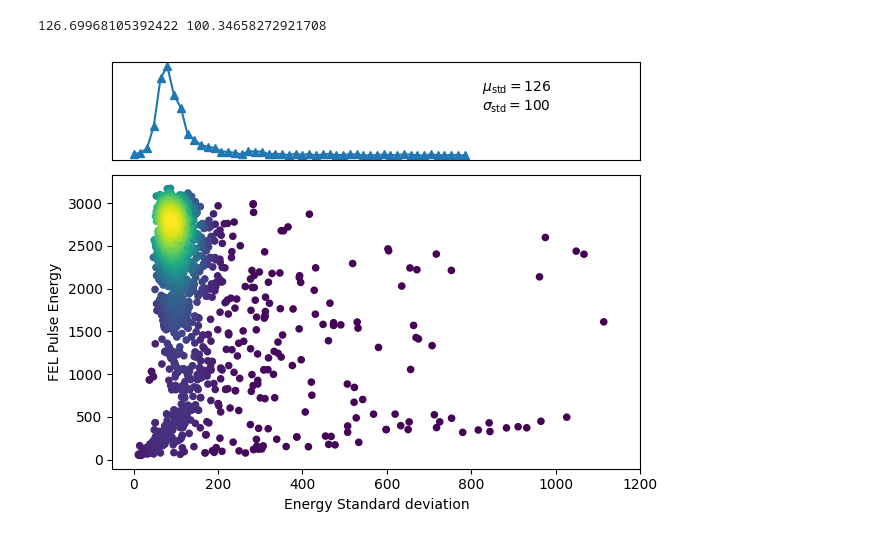
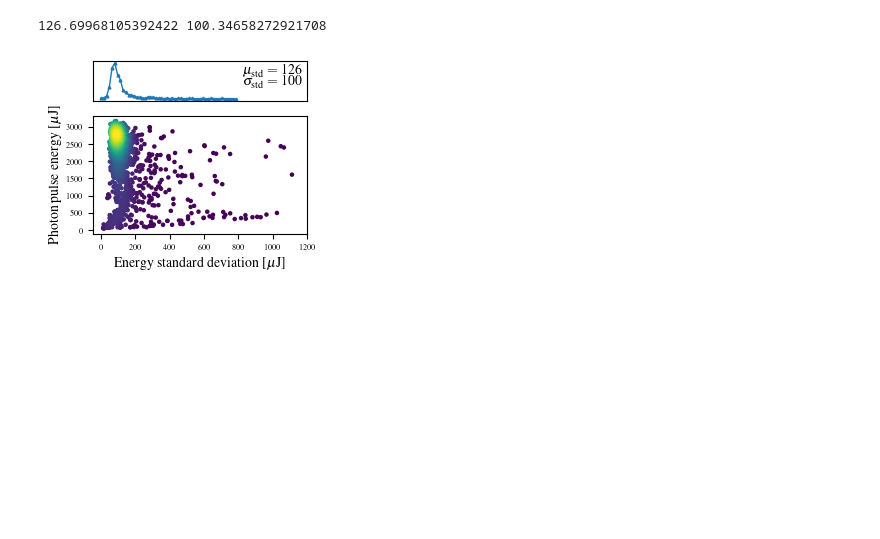
Before and after one commit to cr-xu/bo-4-euxfel, a Jupyter notebook: analyse/investigate_data.ipynb, the cells around one changed output. Saved outputs shown, nothing was run; the diff lists cells and outputs as text; code cells hidden in the pictures; blank space fills up the shorter version.

Commit message:
update plots and notebooks

```diff
--- a/analyse/investigate_data.ipynb
+++ b/analyse/investigate_data.ipynb
@@ -5,6 +5,32 @@ import matplotlib.pyplot as plt
 import json
 import glob
 from scipy.stats import gaussian_kde, norm
+# %%
+ # IPAC PLOT SIZES
+TEXTWIDTH = 483.69684
+LINEWIDTH = 214.7352
+#pt_to_inches = 1/72.27
+fig_width_pt = TEXTWIDTH
+inches_per_pt = 1.0/72.27               # Convert pt to inch
+golden_mean = (np.sqrt(5)-1.0)/2.0         # Aesthetic ratio
+fig_width = fig_width_pt*inches_per_pt  # width in inches
+fig_height = fig_width*golden_mean      # height in inches
+fig_size =  [fig_width,fig_height]
+
+
+plt.rc('font', family='serif', serif='Times')
+plt.rc('text', usetex=True)
+#plt.rc('xtick', labelsize=8)
+#plt.rc('ytick', labelsize=8)
+#plt.rc('axes', labelsize=8)
+
+params = {'axes.titlesize': 8,
+          'axes.labelsize': 8,
+          'legend.fontsize': 8,
+          'xtick.labelsize': 6,
+          'ytick.labelsize': 6,
+          'figure.figsize': fig_size}
+plt.rcParams.update(params)
 # %% [markdown]
 ## Look into signal noise
 # %%
@@ -87,21 +113,21 @@ pdf_y = 1.0/np.sqrt(2*np.pi*std**2)*np.exp(-0.5*((pdf_x-mu)/std)**2)
 # %% [output]
 126.69968105392422 100.34658272921708
 # %%
-fig, axes = plt.subplots(2,1,gridspec_kw={"height_ratios":[1,3]})
-axes[0].plot(xedges[:-1], H.sum(axis=0), ls="-", marker="^")
+fig, axes = plt.subplots(2,1,gridspec_kw={"height_ratios":[1,3]}, figsize=(LINEWIDTH*inches_per_pt,LINEWIDTH*inches_per_pt*0.8))
+axes[0].plot(xedges[:-1], H.sum(axis=0), ls="-",lw=1, marker="^", markersize=2)
 axes[0].text(x=0.7,y=0.7,s=r"$\mu_{\mathrm{std}} = " + f"{int(mu)}$", transform=axes[0].transAxes)
-axes[0].text(x=0.7,y=0.5,s=r"$\sigma_{\mathrm{std}} = " + f"{int(std)}$", transform=axes[0].transAxes)
+axes[0].text(x=0.7,y=0.4,s=r"$\sigma_{\mathrm{std}} = " + f"{int(std)}$", transform=axes[0].transAxes)
 #axes[0].plot(pdf_x,pdf_y*len(Y_std))
 axes[0].set_xticks([])
 axes[0].set_yticks([])
-axes[1].scatter(x, y, c=z, s=20)
+axes[1].scatter(x, y, c=z, s=5)
 for ax in axes:
     ax.set_xlim(-50,1200)
-axes[1].set_ylabel("FEL Pulse Energy")
-axes[1].set_xlabel("Energy Standard deviation")
+axes[1].set_ylabel(r"Photon pulse energy [$\mu{}$J]")
+axes[1].set_xlabel(r"Energy standard deviation [$\mu{}$J]")
 
 fig.tight_layout()
-#fig.savefig("../plots/signal_noise.pdf", bbox_inches="tight")
+# fig.savefig("../plots/signal_noise.pdf", bbox_inches="tight")
 # %% [output]
-[figure, old version]
+[figure, new version]
 # %%
```
Also changed, not shown: parts of 1 cell of this notebook, 5 other files.
